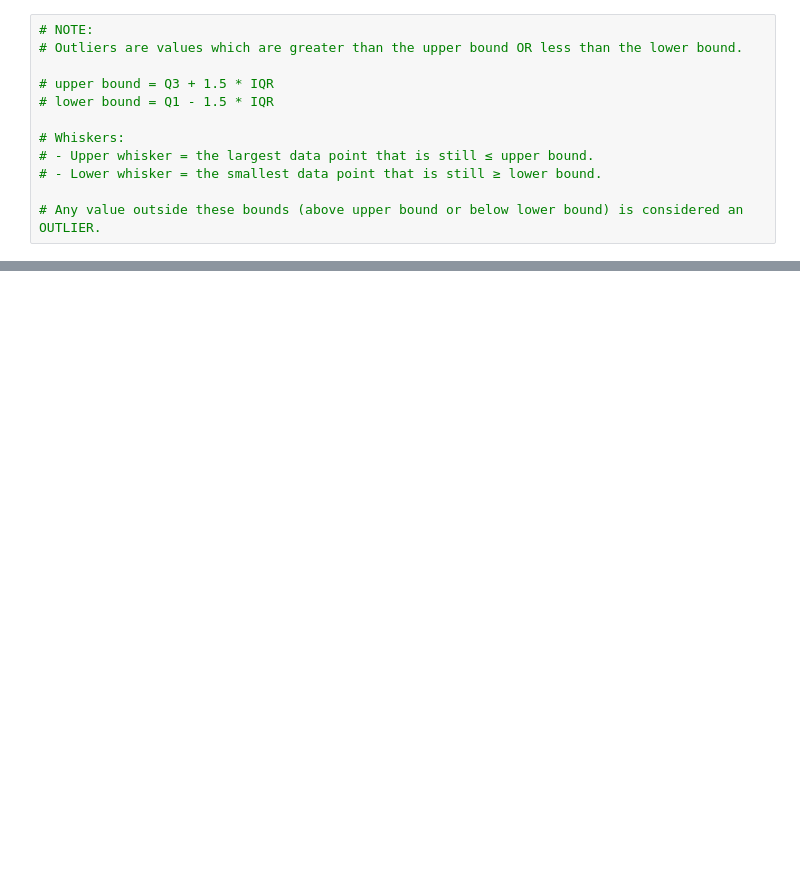
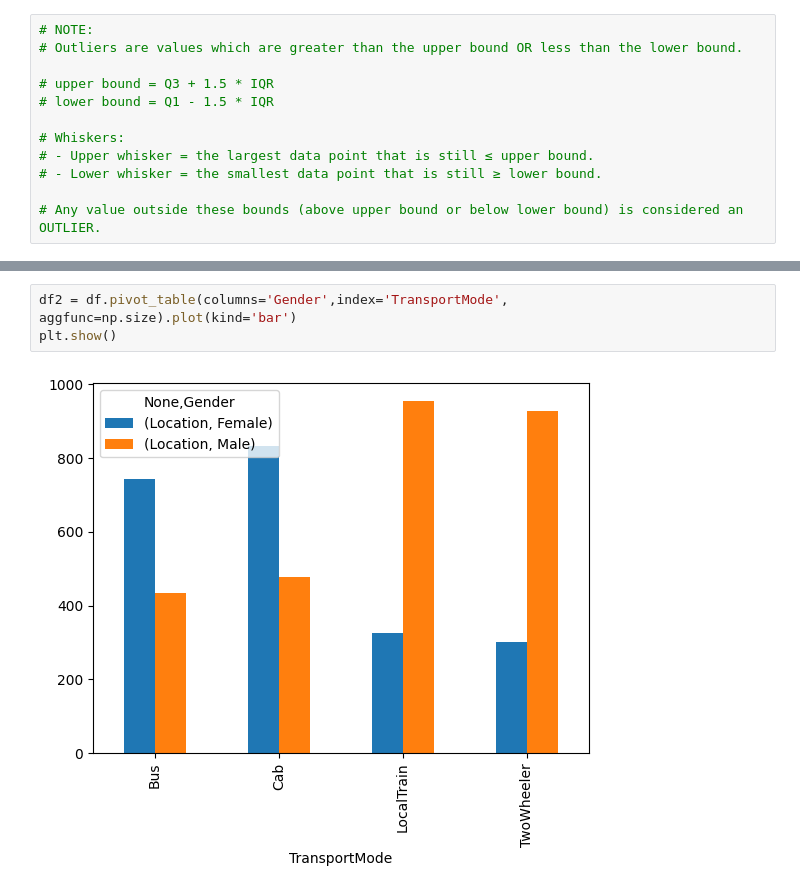
Before and after one commit to realshubhamraut/CDAC-DBDA-coursework, a Jupyter notebook: 08.advanced-analytics-stats/classfiles/day_6_inferential_stats.ipynb, the cells around one changed output, grey strips where cells are left out. Drawn from its saved outputs; the diff is of its cells as text; blank space fills up the shorter version.

```diff
--- a/08.advanced-analytics-stats/classfiles/day_6_inferential_stats.ipynb
+++ b/08.advanced-analytics-stats/classfiles/day_6_inferential_stats.ipynb
@@ -35,0 +197,5 @@ $$
+# %%
+df2 = df.pivot_table(columns='Gender',index='TransportMode', aggfunc=np.size).plot(kind='bar')
+plt.show()
+# %% [output]
+[figure, added]
```
Also changed, not shown: parts of 45 cells of this notebook, 4 other files.
